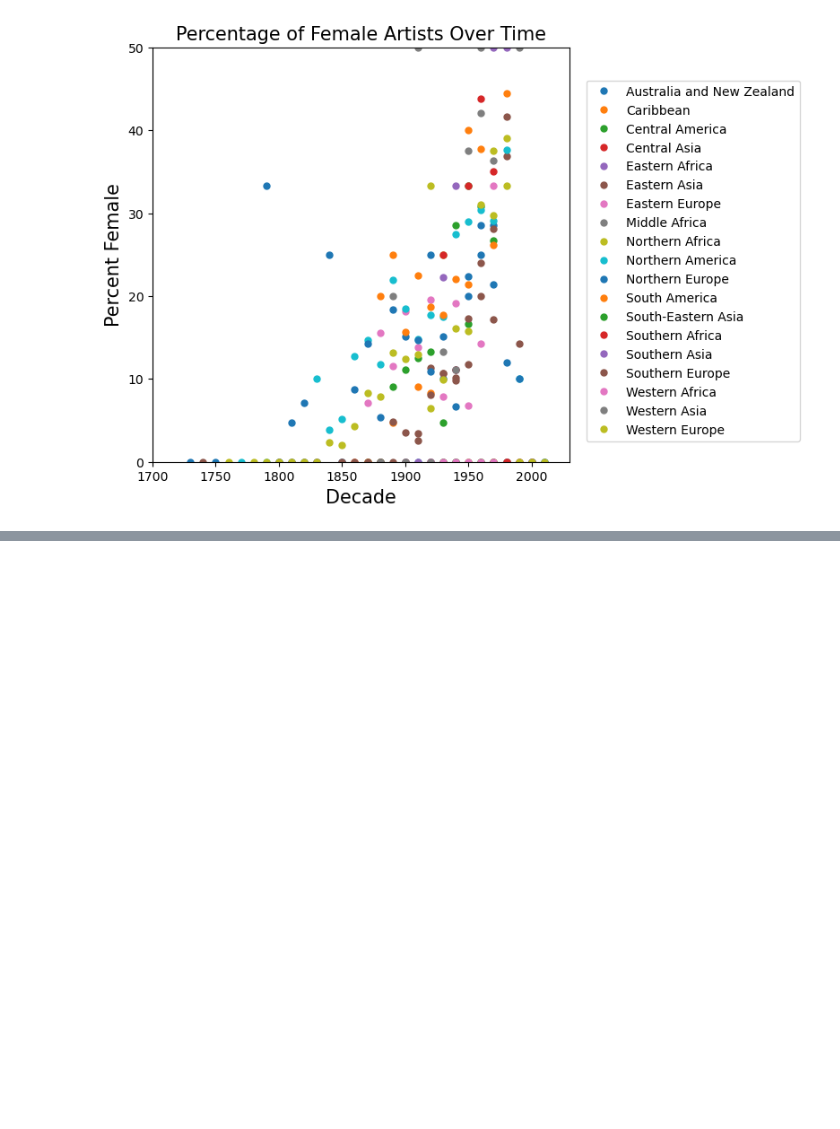
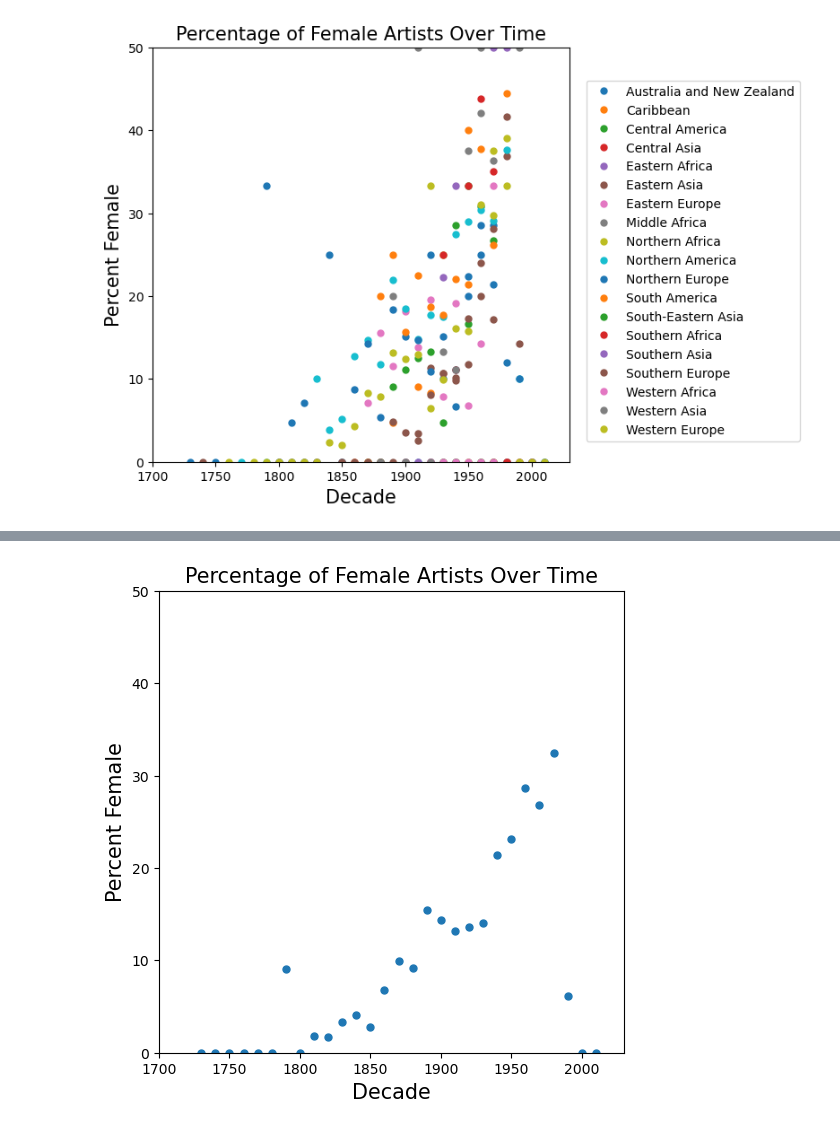
Before and after one commit to Isabelle-Raad/Final_Project_1, a Jupyter notebook: Percent_female.ipynb, the cells around one changed output, grey strips where cells are left out. Drawn from its saved outputs; the diff is of its cells as text; code cells hidden in the pictures; blank space fills up the shorter version.

```diff
--- a/Percent_female.ipynb
+++ b/Percent_female.ipynb
@@ -211,3 +211,9 @@ plt.savefig("images/percent_female_by_region.png")
 plt.show()
 # %% [output]
 [figure]
+# %%
+# Make a by_year df
+by_year = artists_df.groupby(['BeginDate']).sum()
+by_year = by_year.reset_index()
+by_year = by_year[by_year.BeginDate != 0]
+by_year
@@ -213,0 +234,8 @@ plt.show()
+# %%
+by_year['Decade'] = by_year['BeginDate'].apply(end0)
+by_year['Decade'] = by_year['Decade'].astype(int)
+by_decade = by_year.groupby(['Decade']).sum()
+by_decade = by_decade.reset_index()
+by_decade['percent_female'] = by_decade['female_count'] / by_decade['total'] * 100
+by_decade = by_decade.drop('BeginDate', axis=1)
+by_decade
@@ -213,0 +263,19 @@ plt.show()
+# %%
+plt.figure(figsize=(6,6))
+plt.plot(by_decade.Decade, by_decade.percent_female, marker='o', linestyle=' ',markersize=5)
+# Create labels for the x and y axes.
+plt.xlabel("Decade", size=15)
+plt.ylabel("Percent Female", size=15)
+# Set the y limit between 0 and 100.
+plt.ylim(0, 50)
+plt.xlim(1700, 2030)
+plt.rc('xtick', labelsize=10)
+plt.rc('ytick', labelsize=10)
+# Create a title.
+plt.title("Percentage of Female Artists Over Time", size=15)
+# Add the legend.
+plt.savefig("images/by_decade.png")
+# Show the plot.
+plt.show()
+# %% [output]
+[figure, added]
```
Also changed, not shown: parts of 3 cells of this notebook, 4 other files.
